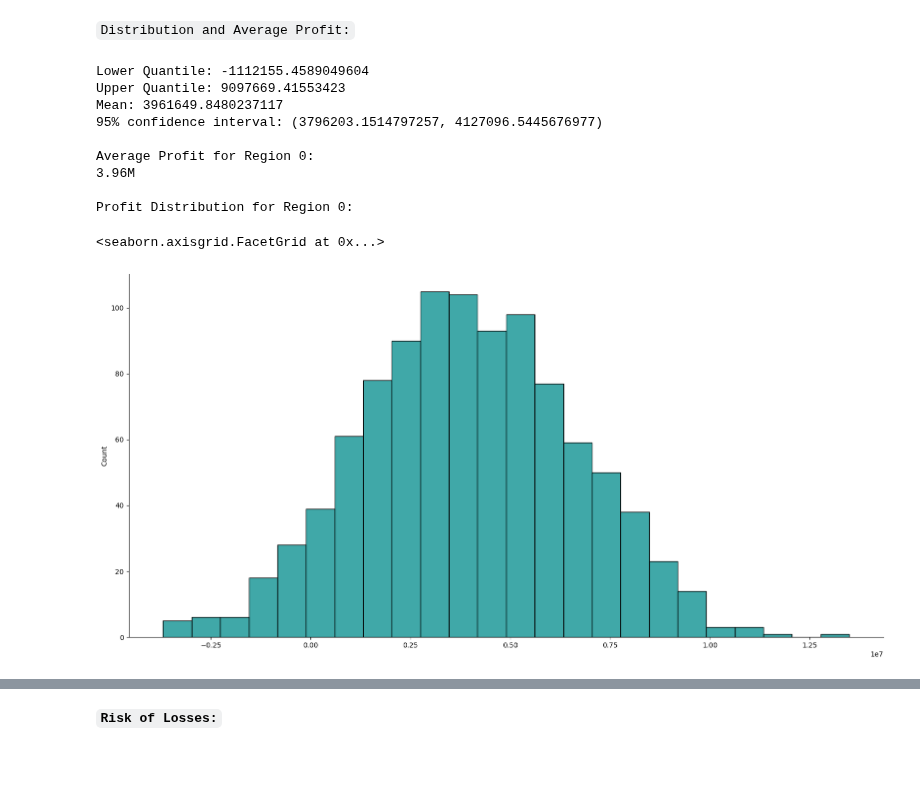
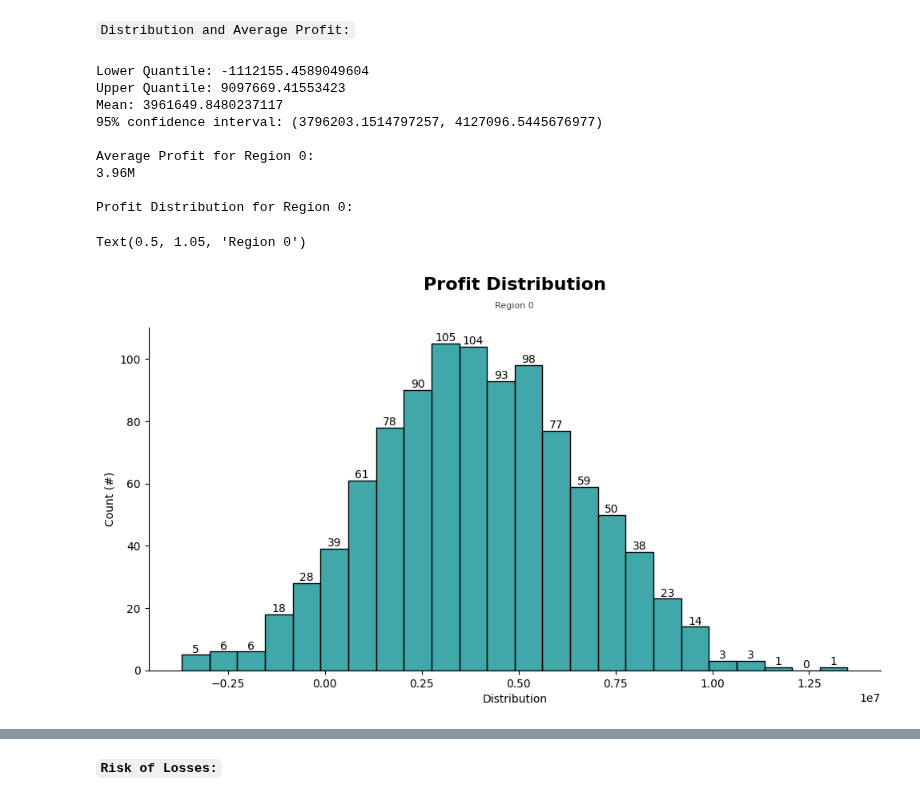
Before and after one commit to mattamx/Projects, a Jupyter notebook: TripleTen Projects/Sprint 9 - Machine Learning in Business/ML in Business.ipynb, the cells around one changed output, grey strips where cells are left out. Cells and saved outputs as stored; diff of their text form; code cells hidden in the pictures; blank space fills up the shorter version.

Commit message:
updates to charts

```diff
--- a/TripleTen Projects/Sprint 9 - Machine Learning in Business/ML in Business.ipynb
+++ b/TripleTen Projects/Sprint 9 - Machine Learning in Business/ML in Business.ipynb
@@ -677,36 +678,52 @@ neg_profit_0 = profit_0.where(profit_0 < 0).count()
 #confidence interval target
 confidence_interval = st.t.interval(confidence=0.95, df=len(profit_0)-1, loc=profit_0.mean(), scale=profit_0.sem())
 
 #quantile view
 lower = profit_0.quantile(0.025)
 upper = profit_0.quantile(0.975)
 print('')
 print('\x1B[1m' + 'Lower Quantile:'+ '\x1B[0m', lower)
 print('\x1B[1m' + 'Upper Quantile:'+ '\x1B[0m', upper)
 print('\x1B[1m' + 'Mean:'+ '\x1B[0m', profit_0.mean())
 print('\x1B[1m' + '95% confidence interval:'+ '\x1B[0m', confidence_interval)
 
 
 print('')
 average_profit_0 = profit_0.mean()
 print('\x1B[1m' + 'Average Profit for Region 0:'+ '\x1B[0m')
 print(revenue_format(average_profit_0))
 print('')
 
 print('\x1B[1m' + 'Profit Distribution for Region 0:'+ '\x1B[0m')
-sns.displot(profit_0, color="darkcyan", height=8, aspect=2)
+fig, ax = plt.subplots(figsize=(10, 8))
+plt.close()
+g = sns.displot(profit_0, color="darkcyan",
+                height=5,
+                aspect=2,
+                palette='mako',
+                )
+
+ax = g.facet_axis(0, 0)
+for c in ax.containers:
+    labels = [f'{(v.get_height())}' for v in c]
+    ax.bar_label(c, labels=labels, label_type='edge', color='black')
+
+g.set(xlabel='Distribution', ylabel='Count (#)')
+ax.autoscale()
+ax.text(x=0.5, y=1.1, s='Profit Distribution', fontsize=16, weight='bold', ha='center', va='bottom', transform=ax.transAxes)
+ax.text(x=0.5, y=1.05, s='Region 0', fontsize=8, alpha=0.75, ha='center', va='bottom', transform=ax.transAxes)
 # %% [output]
 Lower Quantile: -1112155.4589049604
 Upper Quantile: 9097669.41553423
 Mean: 3961649.8480237117
 95% confidence interval: (3796203.1514797257, 4127096.5445676977)
 
 Average Profit for Region 0:
 3.96M
 
 Profit Distribution for Region 0:
-<seaborn.axisgrid.FacetGrid at 0x...>
+Text(0.5, 1.05, 'Region 0')
-[figure, old version]
+[figure, new version]
 # %%
 #confidence intervals/quantiles
 state = np.random.RandomState(12345)
```
Also changed, not shown: parts of 3 cells of this notebook, 4 other files.
